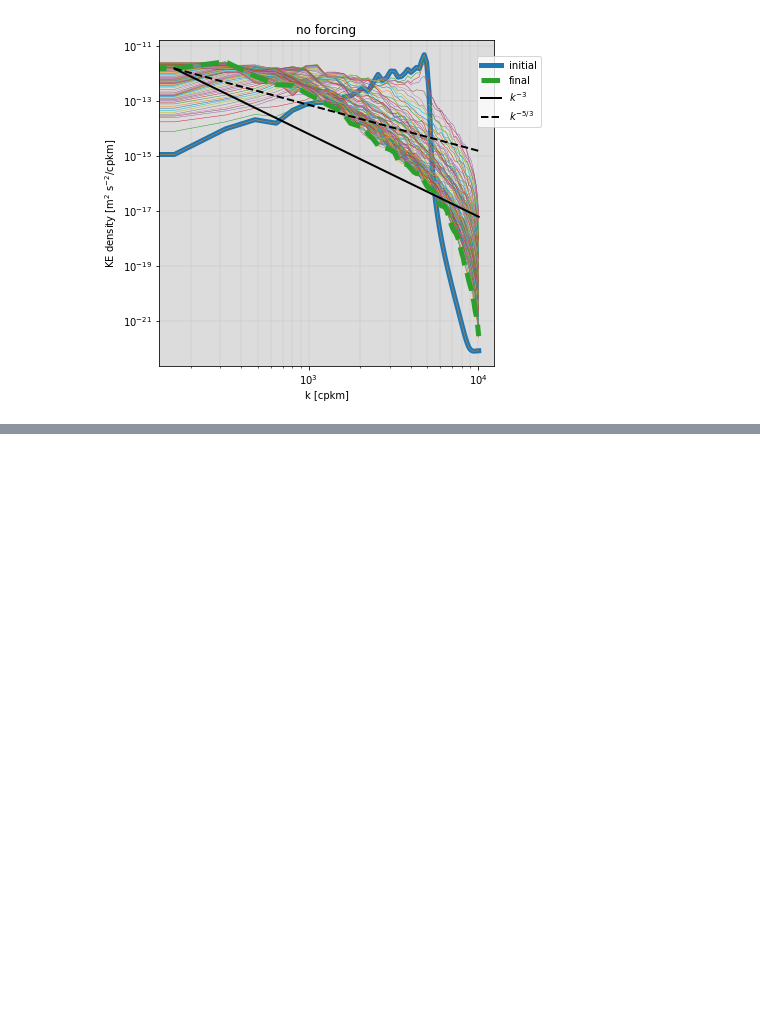
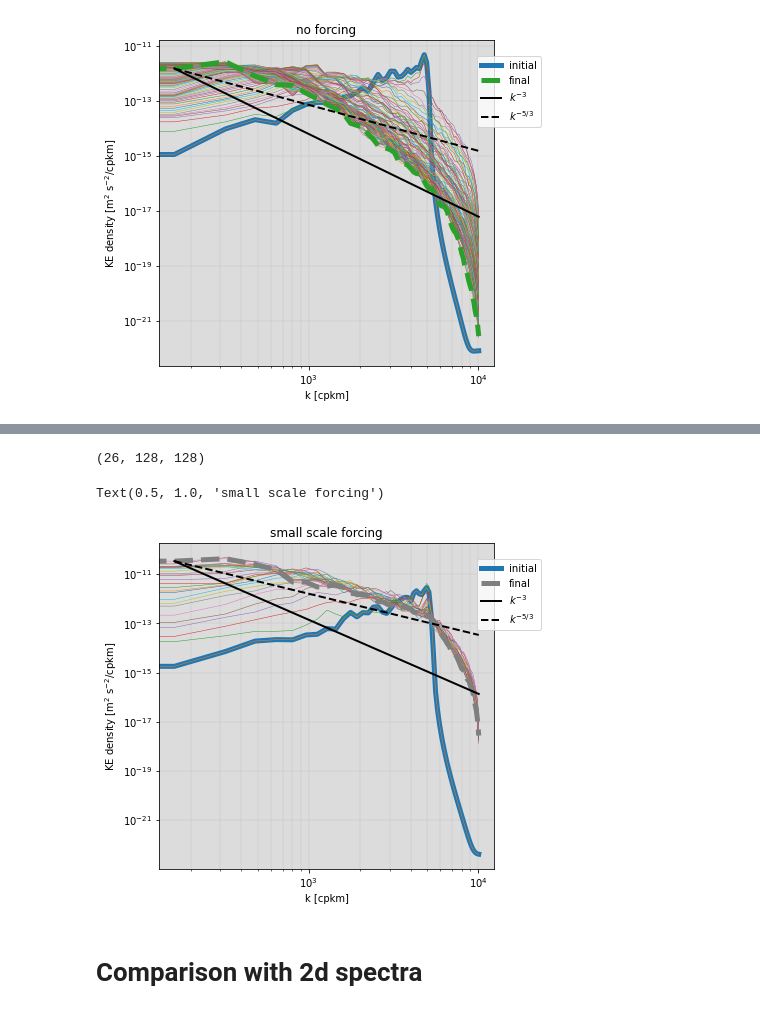
Before and after one commit to Mesharou/mesharou.github.io, a Jupyter notebook: Turb/turbulence2d_example.ipynb, the cells around one changed output, grey strips where cells are left out. Saved outputs shown, nothing was run; the diff lists cells and outputs as text; code cells hidden in the pictures; blank space fills up the shorter version.

```diff
--- a/Turb/turbulence2d_example.ipynb
+++ b/Turb/turbulence2d_example.ipynb
@@ -130,0 +160,31 @@ Text(0.5, 1.0, 'no forcing')
+# %%
+
+ncfile = '/home/gula/data/fluid2d/turb2d_forced_ss/turb2d_forced_ss_his.nc'
+
+# get Psi
+nc = Dataset(ncfile,'r')
+psi=nc.variables['psi'][:]
+#vrt=nc.variables['vorticity'][:]
+#tracer=nc.variables['tracer'][:]
+t=nc.variables['t'][:]
+x=nc.variables['x'][:]; dx = x[1] - x[0]
+y=nc.variables['y'][:]; dy = y[1] - y[0]
+nc.close()
+
+print(psi.shape)
+
+# compute u
+#var = psi[:,:,1:]-psi[:,:,:-1]
+var = psi[:,1:,:]-psi[:,:-1,:]
+
+# plot PSD
+fig=plt.figure(figsize=(6.,6.))
+ax1 = fig.add_subplot(111,facecolor='Gainsboro')
+plot_psd1d(var,dy)
+plt.title('small scale forcing')
+# %% [output]
+(26, 128, 128)
+Text(0.5, 1.0, 'small scale forcing')
+[figure, added]
+# %% [markdown]
+# Comparison with 2d spectra
```
Also changed, not shown: parts of 6 cells of this notebook.
